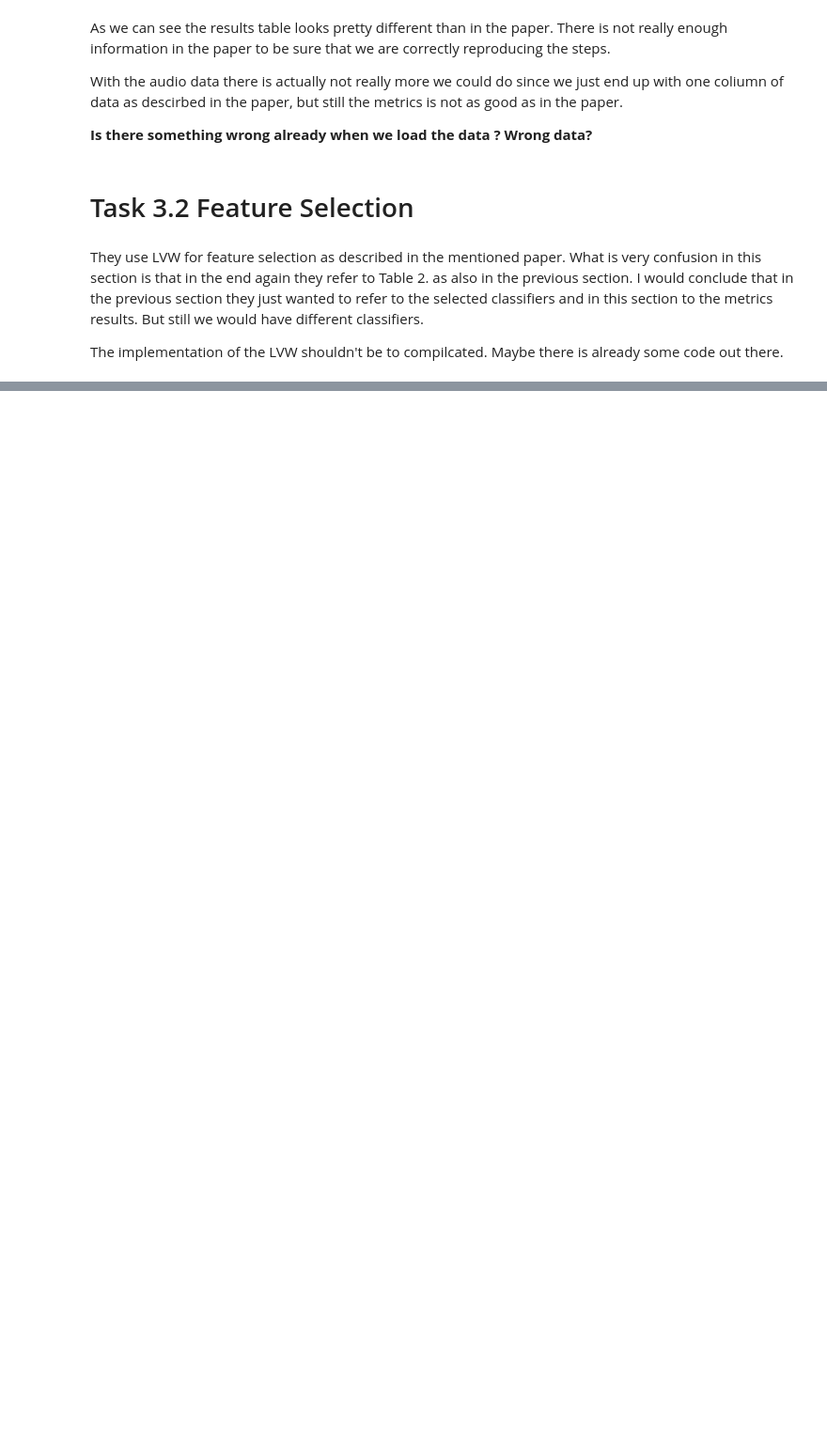
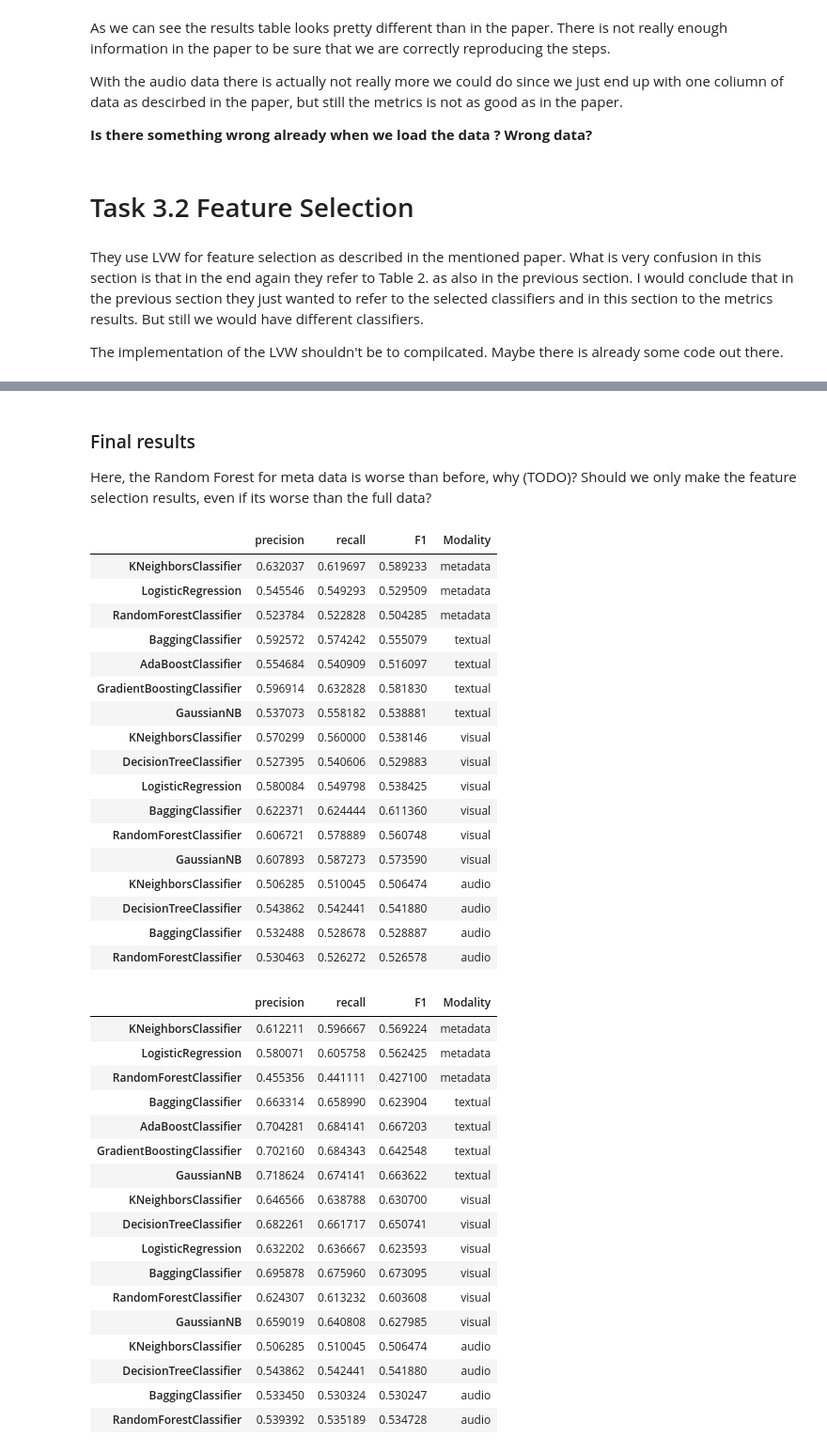
Before and after one commit to patrickFuerst/CoE_task, a Jupyter notebook: classifier_selection.ipynb, the cells around one changed output, grey strips where cells are left out. Shown: that part at 94% size. Drawn from its saved outputs; the diff is of its cells as text; code cells hidden in the pictures; blank space fills up the shorter version.

Commit message:
Feature selection added

```diff
--- a/classifier_selection.ipynb
+++ b/classifier_selection.ipynb
@@ -714,0 +983,48 @@ The implementation of the LVW shouldn't be to compilcated. Maybe there is alread
+# %% [markdown]
+### Final results
+Here, the Random Forest for meta data is worse than before, why (TODO)?
+Should we only make the feature selection results, even if its worse than the full data?
+# %%
+
+# Previous results
+display(df_r)
+
+# Results with feature selection
+display(df_final_results_lvw)
+# %% [output]
+|  | precision | recall | F1 | Modality |
+| KNeighborsClassifier | 0.632037 | 0.619697 | 0.589233 | metadata |
+| LogisticRegression | 0.545546 | 0.549293 | 0.529509 | metadata |
+| RandomForestClassifier | 0.523784 | 0.522828 | 0.504285 | metadata |
+| BaggingClassifier | 0.592572 | 0.574242 | 0.555079 | textual |
+| AdaBoostClassifier | 0.554684 | 0.540909 | 0.516097 | textual |
+| GradientBoostingClassifier | 0.596914 | 0.632828 | 0.581830 | textual |
+| GaussianNB | 0.537073 | 0.558182 | 0.538881 | textual |
+| KNeighborsClassifier | 0.570299 | 0.560000 | 0.538146 | visual |
+| DecisionTreeClassifier | 0.527395 | 0.540606 | 0.529883 | visual |
+| LogisticRegression | 0.580084 | 0.549798 | 0.538425 | visual |
+| BaggingClassifier | 0.622371 | 0.624444 | 0.611360 | visual |
+| RandomForestClassifier | 0.606721 | 0.578889 | 0.560748 | visual |
+| GaussianNB | 0.607893 | 0.587273 | 0.573590 | visual |
+| KNeighborsClassifier | 0.506285 | 0.510045 | 0.506474 | audio |
+| DecisionTreeClassifier | 0.543862 | 0.542441 | 0.541880 | audio |
+| BaggingClassifier | 0.532488 | 0.528678 | 0.528887 | audio |
+| RandomForestClassifier | 0.530463 | 0.526272 | 0.526578 | audio |
+|  | precision | recall | F1 | Modality |
+| KNeighborsClassifier | 0.612211 | 0.596667 | 0.569224 | metadata |
+| LogisticRegression | 0.580071 | 0.605758 | 0.562425 | metadata |
+| RandomForestClassifier | 0.455356 | 0.441111 | 0.427100 | metadata |
+| BaggingClassifier | 0.663314 | 0.658990 | 0.623904 | textual |
+| AdaBoostClassifier | 0.704281 | 0.684141 | 0.667203 | textual |
+| GradientBoostingClassifier | 0.702160 | 0.684343 | 0.642548 | textual |
+| GaussianNB | 0.718624 | 0.674141 | 0.663622 | textual |
+| KNeighborsClassifier | 0.646566 | 0.638788 | 0.630700 | visual |
+| DecisionTreeClassifier | 0.682261 | 0.661717 | 0.650741 | visual |
+| LogisticRegression | 0.632202 | 0.636667 | 0.623593 | visual |
+| BaggingClassifier | 0.695878 | 0.675960 | 0.673095 | visual |
+| RandomForestClassifier | 0.624307 | 0.613232 | 0.603608 | visual |
+| GaussianNB | 0.659019 | 0.640808 | 0.627985 | visual |
+| KNeighborsClassifier | 0.506285 | 0.510045 | 0.506474 | audio |
+| DecisionTreeClassifier | 0.543862 | 0.542441 | 0.541880 | audio |
+| BaggingClassifier | 0.533450 | 0.530324 | 0.530247 | audio |
+| RandomForestClassifier | 0.539392 | 0.535189 | 0.534728 | audio |
```
Also changed, not shown: parts of 20 cells of this notebook.
